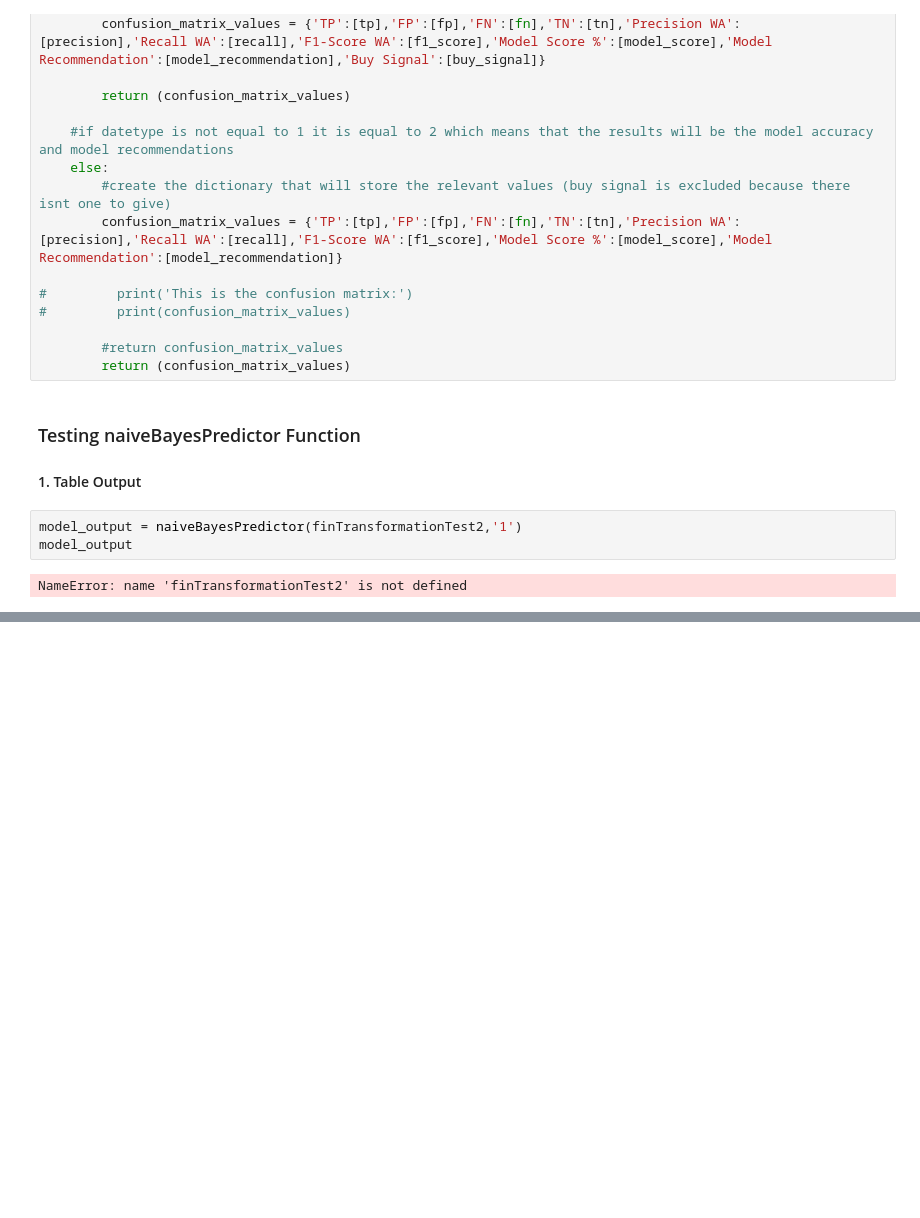
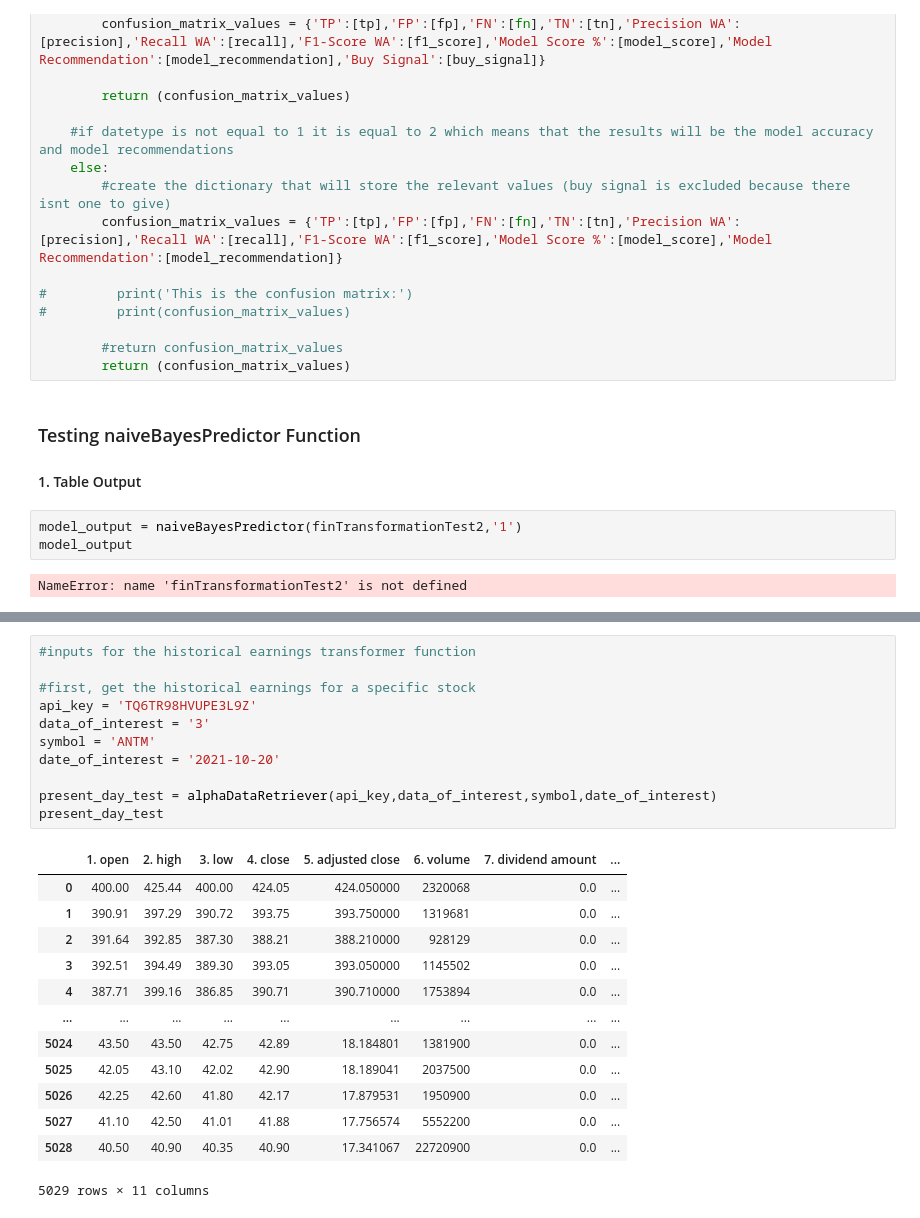
Before and after one commit to danielramirezjr1998/Data_Science_Projects, a Jupyter notebook: Naive Bayes Classifier/Naive Bayes in Finance.ipynb, the cells around one changed output, grey strips where cells are left out. Drawn from its saved outputs; the diff is of its cells as text; blank space fills up the shorter version.

```diff
--- a/Naive Bayes Classifier/Naive Bayes in Finance.ipynb
+++ b/Naive Bayes Classifier/Naive Bayes in Finance.ipynb
@@ -2881,0 +3139,25 @@ def variableTransformer(historical_earnings, daily_adjusted,spy,output_Type):
+# %%
+#inputs for the historical earnings transformer function
+
+#first, get the historical earnings for a specific stock
+api_key = 'TQ6TR98HVUPE3L9Z'
+data_of_interest = '3'
+symbol = 'ANTM'
+date_of_interest = '2021-10-20'
+
+present_day_test = alphaDataRetriever(api_key,data_of_interest,symbol,date_of_interest)
+present_day_test
+# %% [output]
+|  | 1. open | 2. high | 3. low | 4. close | 5. adjusted close | 6. volume | 7. dividend amount | ... |
+| 0 | 400.00 | 425.44 | 400.00 | 424.05 | 424.050000 | 2320068 | 0.0 | ... |
+| 1 | 390.91 | 397.29 | 390.72 | 393.75 | 393.750000 | 1319681 | 0.0 | ... |
+| 2 | 391.64 | 392.85 | 387.30 | 388.21 | 388.210000 | 928129 | 0.0 | ... |
+| 3 | 392.51 | 394.49 | 389.30 | 393.05 | 393.050000 | 1145502 | 0.0 | ... |
+| 4 | 387.71 | 399.16 | 386.85 | 390.71 | 390.710000 | 1753894 | 0.0 | ... |
+| ... | ... | ... | ... | ... | ... | ... | ... | ... |
+| 5024 | 43.50 | 43.50 | 42.75 | 42.89 | 18.184801 | 1381900 | 0.0 | ... |
+| 5025 | 42.05 | 43.10 | 42.02 | 42.90 | 18.189041 | 2037500 | 0.0 | ... |
+| 5026 | 42.25 | 42.60 | 41.80 | 42.17 | 17.879531 | 1950900 | 0.0 | ... |
+| 5027 | 41.10 | 42.50 | 41.01 | 41.88 | 17.756574 | 5552200 | 0.0 | ... |
+| 5028 | 40.50 | 40.90 | 40.35 | 40.90 | 17.341067 | 22720900 | 0.0 | ... |
+5029 rows × 11 columns
```
Also changed, not shown: parts of 11 cells of this notebook.
